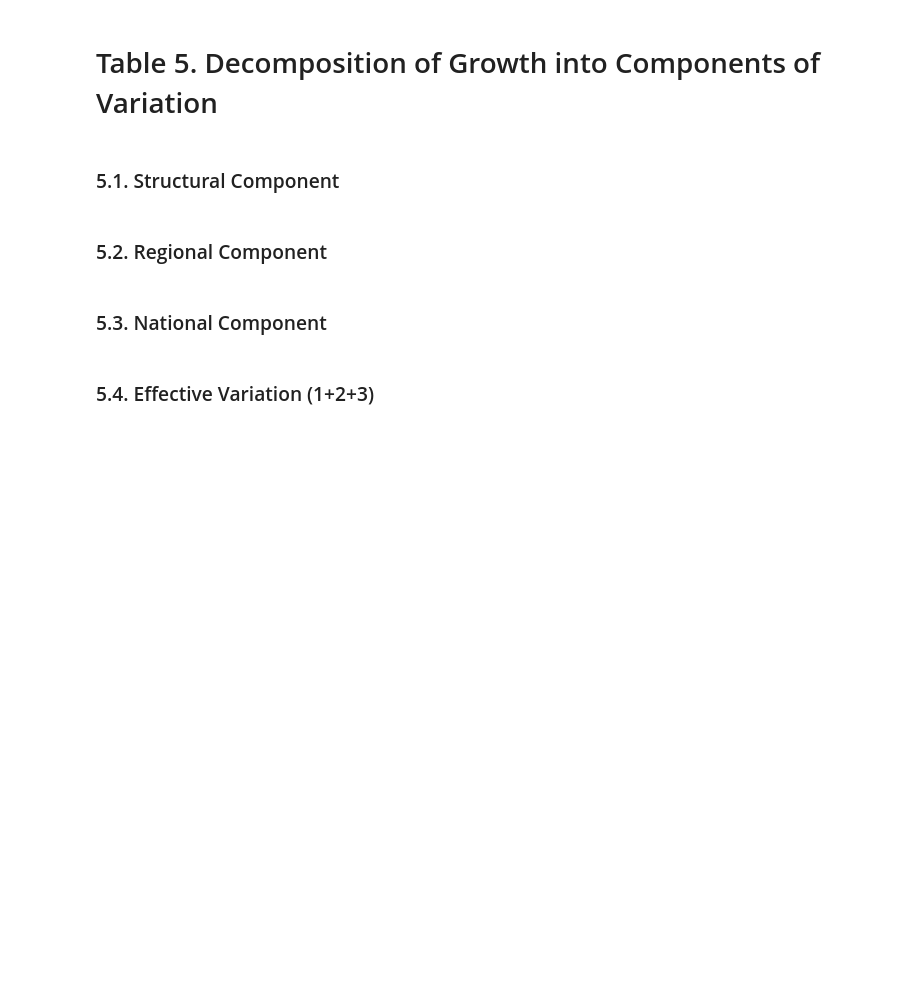
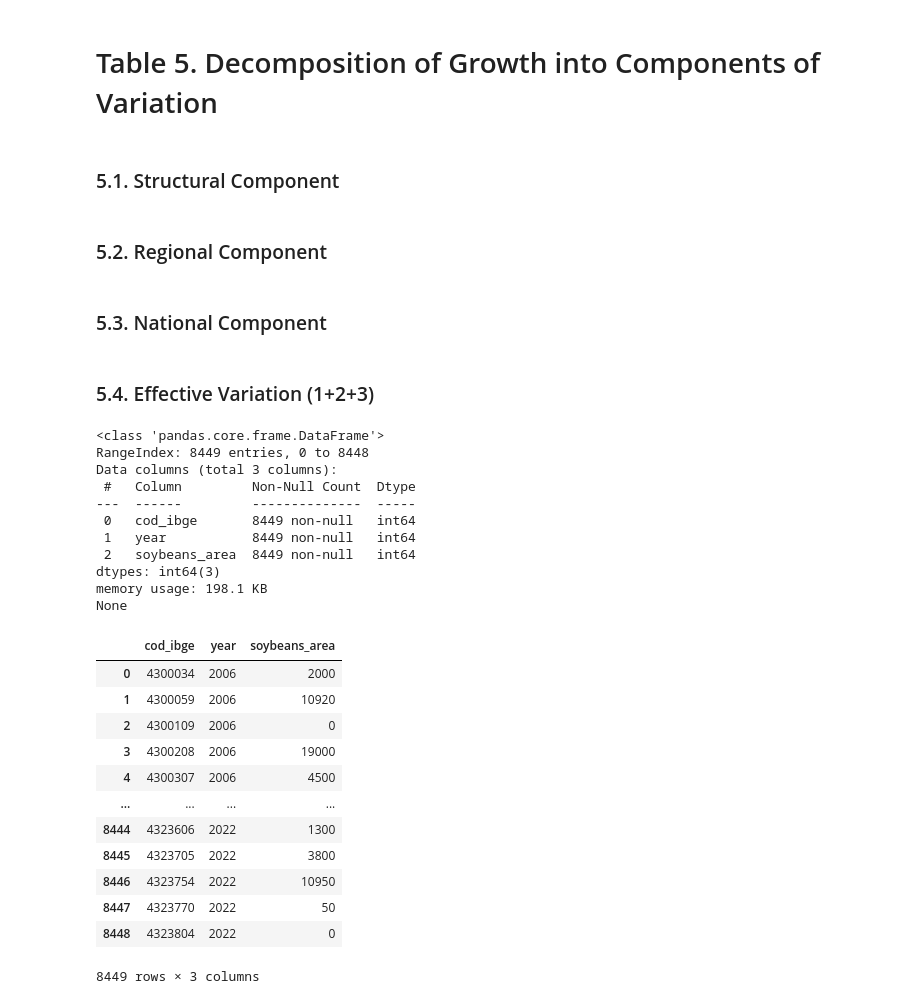
Before and after one commit to caiocasagrande/shift-share, a Jupyter notebook: notebooks/01_shift-share-rs.ipynb, the cells around one changed output. Saved outputs shown, nothing was run; the diff lists cells and outputs as text; code cells hidden in the pictures; blank space fills up the shorter version.

```diff
--- a/notebooks/01_shift-share-rs.ipynb
+++ b/notebooks/01_shift-share-rs.ipynb
@@ -180,0 +218,46 @@ growth
+# %%
+# Filtering to municipalities
+df_mun_soja = df[df['Nível'] == 'MU']
+
+# Dropping unnecessary columns
+df_mun_soja = df_mun_soja.drop(['Nível', 'Unidade da Federação, Município, Mesorregião Geográfica e Microrregião Geográfica'], axis=1)
+
+# Renaming columns
+df_mun_soja.rename(columns={'Cód.': 'cod_ibge'}, inplace=True)
+
+# Melting the DataFrame
+df_mun_soja = pd.melt(df_mun_soja, id_vars=['cod_ibge'], var_name='year', value_name='soybeans_area')
+
+# Converting data types
+df_mun_soja['cod_ibge']       = df_mun_soja['cod_ibge'].astype('int64')
+df_mun_soja['year']           = df_mun_soja['year'].astype('int64')
+df_mun_soja['soybeans_area']  = df_mun_soja['soybeans_area'].replace(['-', '...'], 0).astype('int64')
+
+# Display data
+print(df_mun_soja.info())
+df_mun_soja
+# %% [output]
+<class 'pandas.core.frame.DataFrame'>
+RangeIndex: 8449 entries, 0 to 8448
+Data columns (total 3 columns):
+ #   Column         Non-Null Count  Dtype
+---  ------         --------------  -----
+ 0   cod_ibge       8449 non-null   int64
+ 1   year           8449 non-null   int64
+ 2   soybeans_area  8449 non-null   int64
+dtypes: int64(3)
+memory usage: 198.1 KB
+None
+|  | cod_ibge | year | soybeans_area |
+| 0 | 4300034 | 2006 | 2000 |
+| 1 | 4300059 | 2006 | 10920 |
+| 2 | 4300109 | 2006 | 0 |
+| 3 | 4300208 | 2006 | 19000 |
+| 4 | 4300307 | 2006 | 4500 |
+| ... | ... | ... | ... |
+| 8444 | 4323606 | 2022 | 1300 |
+| 8445 | 4323705 | 2022 | 3800 |
+| 8446 | 4323754 | 2022 | 10950 |
+| 8447 | 4323770 | 2022 | 50 |
+| 8448 | 4323804 | 2022 | 0 |
+8449 rows × 3 columns
```
Also changed, not shown: parts of 12 cells of this notebook, 1 other file.
